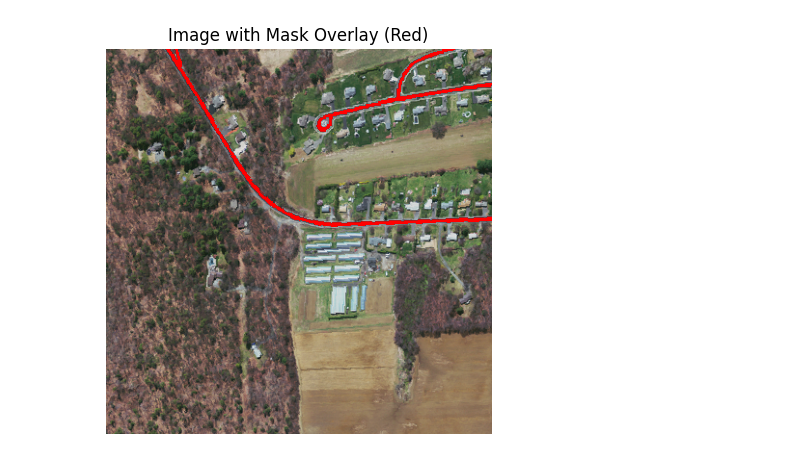
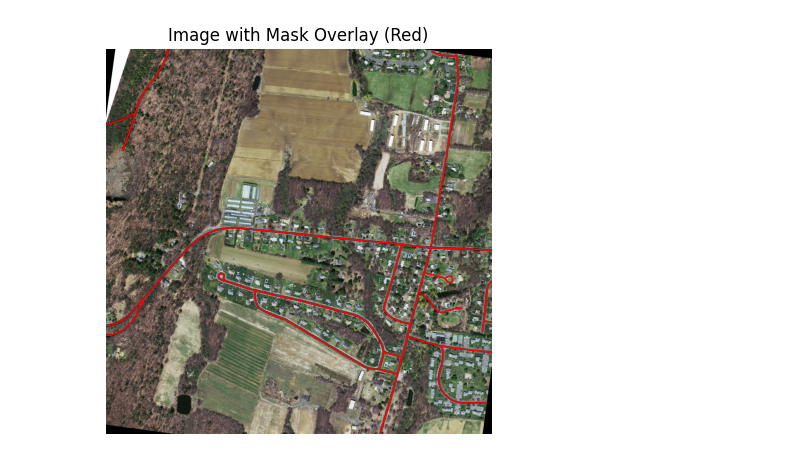
Before and after one commit to IlyaKarakulin/Segmentation-of-Massachusetts-roads, a Jupyter notebook: hook.ipynb, the cells around one changed output. Drawn from its saved outputs; the diff is of its cells as text; code cells hidden in the pictures.

```diff
--- a/hook.ipynb
+++ b/hook.ipynb
@@ -21,6 +9,0 @@ import numpy as np
-# %%
-path_img = './data_tiff/train/10078690_15.tiff'
-path_mask = './data_tiff/train_labels/10078690_15.tif'
-mode = 'train'
-size = 1024
-crop_size = 400
@@ -60,29 +108,21 @@ if mode == 'train':
+# %%
+dataset = SegmentDataset('./data_tiff/train', mode='train')
 # %%
-img = Image.open(path_img).convert('RGB')
-mask = Image.open(path_mask).convert('L')
-
-img = resize_img(img)
-mask = resize_mask(mask)
-
-img = TVImage(img)
-mask = TVMask(mask)
-
-img, mask = joint_transforms(img, mask)
-img = color_transforms(img)
+img, mask = dataset.__getitem__(2)
 
 img_np = img.permute(1, 2, 0).cpu().numpy()  # [H, W, 3]
 mask_np = mask.squeeze().cpu().numpy()       # [H, W]
 
 plt.figure(figsize=(10, 5))
 plt.imshow(img_np)
 
 mask_overlay = np.zeros((*mask_np.shape, 4))
 mask_overlay[mask_np > 0.5] = [1, 0, 0, 1]
 
 plt.imshow(mask_overlay)
 
 plt.title('Image with Mask Overlay (Red)')
 plt.axis('off')
 plt.show()
 # %% [output]
-[figure, old version]
+[figure, new version]
```
Also changed, not shown: parts of 4 cells of this notebook, 3 other files.
